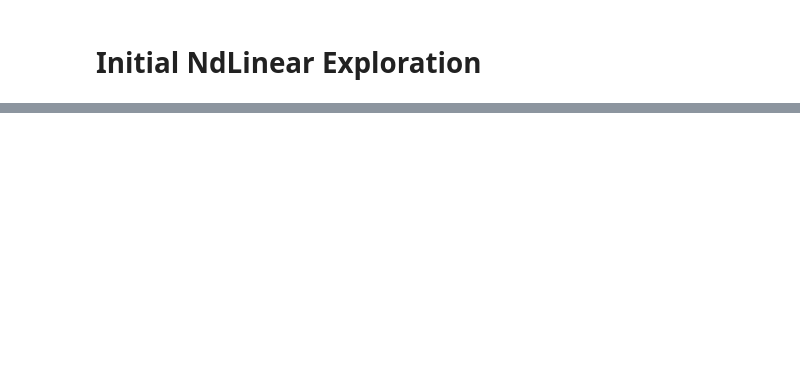
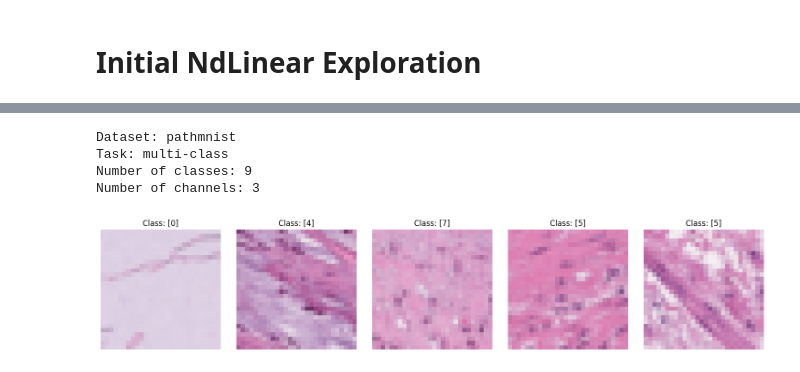
Before and after one commit to akki-g/NdLinear-Transfer-Learning, a Jupyter notebook: 01_ndlinear_exploration.ipynb, the cells around one changed output, grey strips where cells are left out. Cells and saved outputs as stored; diff of their text form; code cells hidden in the pictures; blank space fills up the shorter version.

```diff
--- a/01_ndlinear_exploration.ipynb
+++ b/01_ndlinear_exploration.ipynb
@@ -63,0 +135,44 @@ ModuleNotFoundError: No module named 'ndlinear'
+# %%
+data_flag = 'pathmnist'
+download = True
+info = INFO[data_flag]
+n_classes = len(info['label'])
+n_channels = info['n_channels']
+task = info['task']
+
+print(f"Dataset: {data_flag}")
+print(f"Task: {task}")
+print(f"Number of classes: {n_classes}")
+print(f"Number of channels: {n_channels}")
+
+data_transform = transforms.Compose([
+    transforms.ToTensor(),
+    transforms.Normalize(mean=[0.5], std=[0.5]),
+])
+
+train_dataset = medmnist.dataset.PathMNIST(root='./data', split='train', transform=data_transform, download=download)
+test_dataset = medmnist.dataset.PathMNIST(root='./data', split='test', transform=data_transform, download=download)
+
+train_loader = DataLoader(dataset=train_dataset, batch_size=128, shuffle=True)
+test_loader = DataLoader(dataset=test_dataset, batch_size=128, shuffle=False)
+
+# Visualize some sample images
+def plot_samples(dataset, num_samples=5):
+    plt.figure(figsize=(15, 3))
+    for i in range(num_samples):
+        plt.subplot(1, num_samples, i+1)
+        img, label = dataset[i]
+        img = img.numpy().transpose((1, 2, 0))
+        plt.imshow(img * 0.5 + 0.5)
+        plt.title(f"Class: {label}")
+        plt.axis('off')
+    plt.tight_layout()
+    plt.show()
+
+plot_samples(train_dataset)
+# %% [output]
+Dataset: pathmnist
+Task: multi-class
+Number of classes: 9
+Number of channels: 3
+[figure, added]
```
Also changed, not shown: parts of 15 cells of this notebook, 2 other files.
